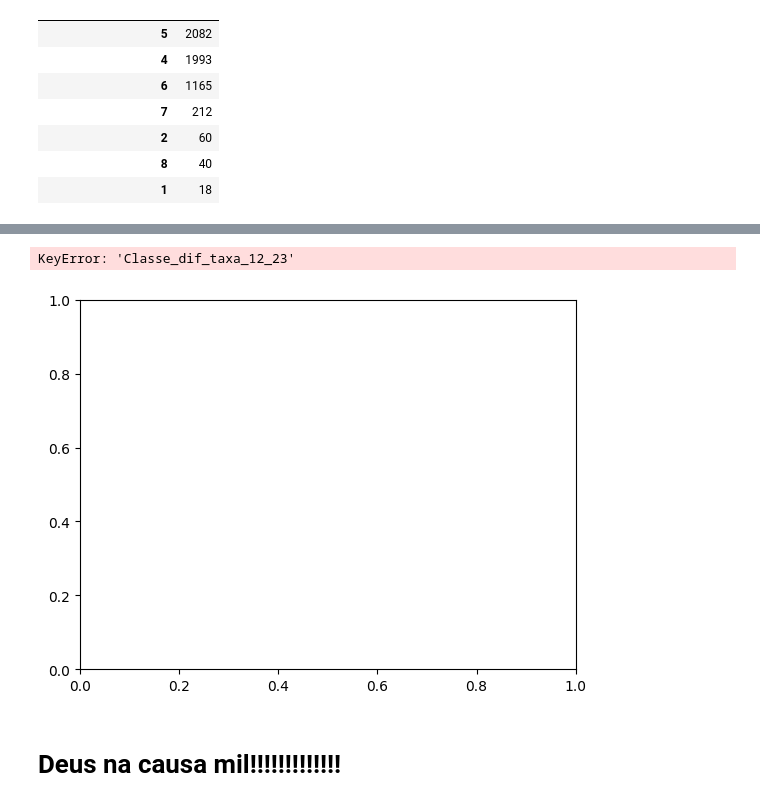
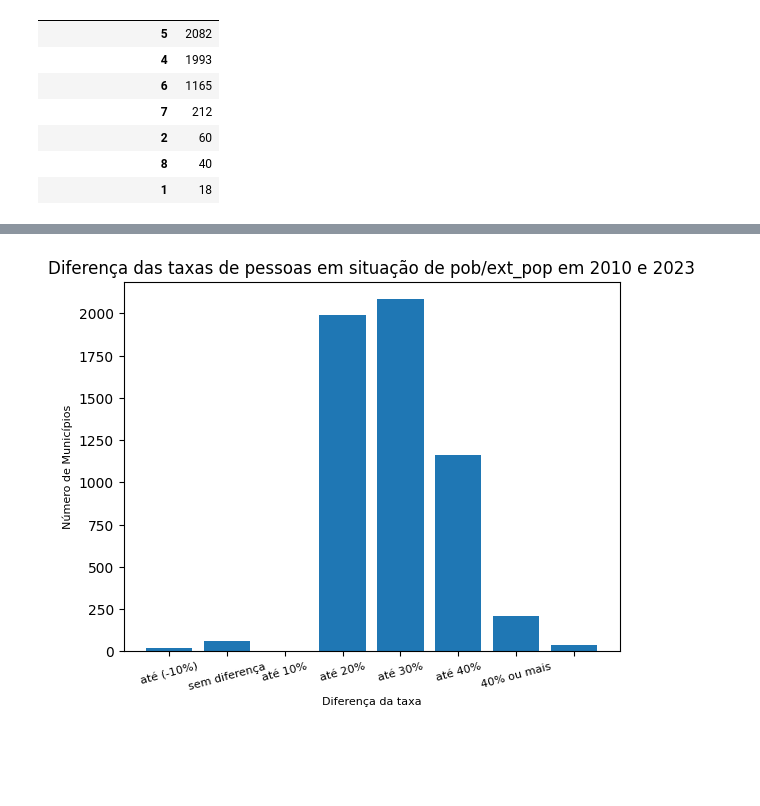
Before and after one commit to heliomacedofilho/projetos-do-bootcamp-analise-de-dados-enap-2023, a Jupyter notebook: presenca_das_politicas_publicas_sociais_nos_municipios/cadunico.ipynb, the cells around one changed output, grey strips where cells are left out. Cells and saved outputs as stored; diff of their text form; code cells hidden in the pictures; blank space fills up the shorter version.

```diff
--- a/presenca_das_politicas_publicas_sociais_nos_municipios/cadunico.ipynb
+++ b/presenca_das_politicas_publicas_sociais_nos_municipios/cadunico.ipynb
@@ -2062,3 +2063,5 @@ indice_dif_tx
 | 2 | 60 |
 | 8 | 40 |
 | 1 | 18 |
+# %%
+indice_dif_tx = indice_dif_tx.reset_index()
@@ -2065,22 +2081,19 @@ indice_dif_tx
 # %%
 fig, ax = plt.subplots()
 
 X = indice_dif_tx['Classe_dif_taxa_12_23']
 Y = indice_dif_tx['count']
 ax.bar(X, Y)
 
 plt.title('Diferença das taxas de pessoas em situação de pob/ext_pop em 2010 e 2023')
 
 ax.set_xticklabels(['(-20%) ou mais', 'até (-10%)','sem diferença', 'até 10%', 'até 20%', 'até 30%', 'até 40%', '40% ou mais'],
-                   rotation=0, fontsize=8)
+                   rotation=15, fontsize=8)
 
 ax.set_xlabel('Diferença da taxa', fontsize=8)
 
 ax.set_ylabel('Número de Municípios', fontsize=8)
 
 plt.show()
 # %% [output]
-KeyError: 'Classe_dif_taxa_12_23'
-[figure, old version]
+[figure, new version]
-# %% [markdown]
-# Deus na causa mil!!!!!!!!!!!!!
```
Also changed, not shown: parts of 6 cells of this notebook, 2 other files.
